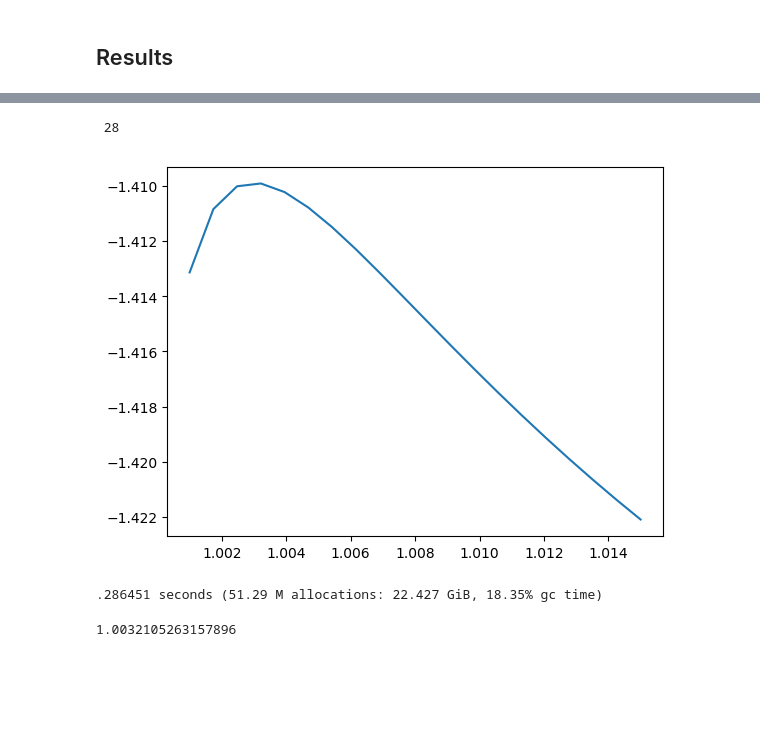
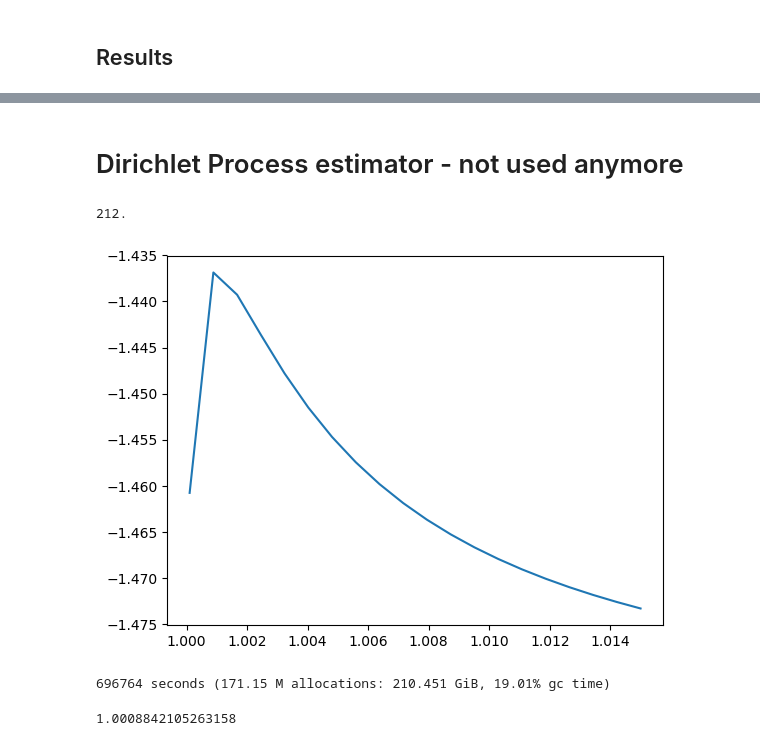
Before and after one commit to axsk/OEBayes, a Jupyter notebook: comparison.ipynb, the cells around one changed output, grey strips where cells are left out. Drawn from its saved outputs; the diff is of its cells as text; code cells hidden in the pictures; blank space fills up the shorter version.

```diff
--- a/comparison.ipynb
+++ b/comparison.ipynb
@@ -8,7 +21,7 @@ OPTCONFIG=OptConfig(XTOLABS=1e-8, DEBUG=true);
 # %%
 # exponential
 xlims = (0,4)
-n = 50 # was 500
+n = 200 # was 500
 ndata = 100
 σ = 0.3
 prior = Truncated(MixtureModel([Normal(mu, .5) for mu in [1, 3]]), xlims...)
@@ -52,14 +92,16 @@ compareplot(m, t, pdf.(prior, m.xs), wR, wRt, "eb")
+# %% [markdown]
+# Dirichlet Process estimator - not used anymore
 # %%
 ## dp estimator
-regs = [DirichletRegularizer(α) for α in linspace(1.001, 1.015, ncv)]
+regs = [DirichletRegularizer(α) for α in linspace(1.0001, 1.015, ncv)]
 @time ss = [cvscore(m, d, d->ebprior(m, d, r), kfold) for r in regs]
 plot([r.α for r in regs], ss)
 regD = regs[indmax(ss)].α
 # %% [output]
- 28
+212.
-[figure, old version]
+[figure, new version]
-.286451 seconds (51.29 M allocations: 22.427 GiB, 18.35% gc time)
+696764 seconds (171.15 M allocations: 210.451 GiB, 19.01% gc time)
-1.0032105263157896
+1.0008842105263158
 # %%
 wD  = ebprior(m,  d, DirichletRegularizer(regD))
 wDt = ebprior(mt, d, DirichletRegularizer(regD));
```
Also changed, not shown: parts of 13 cells of this notebook, 1 other file.
